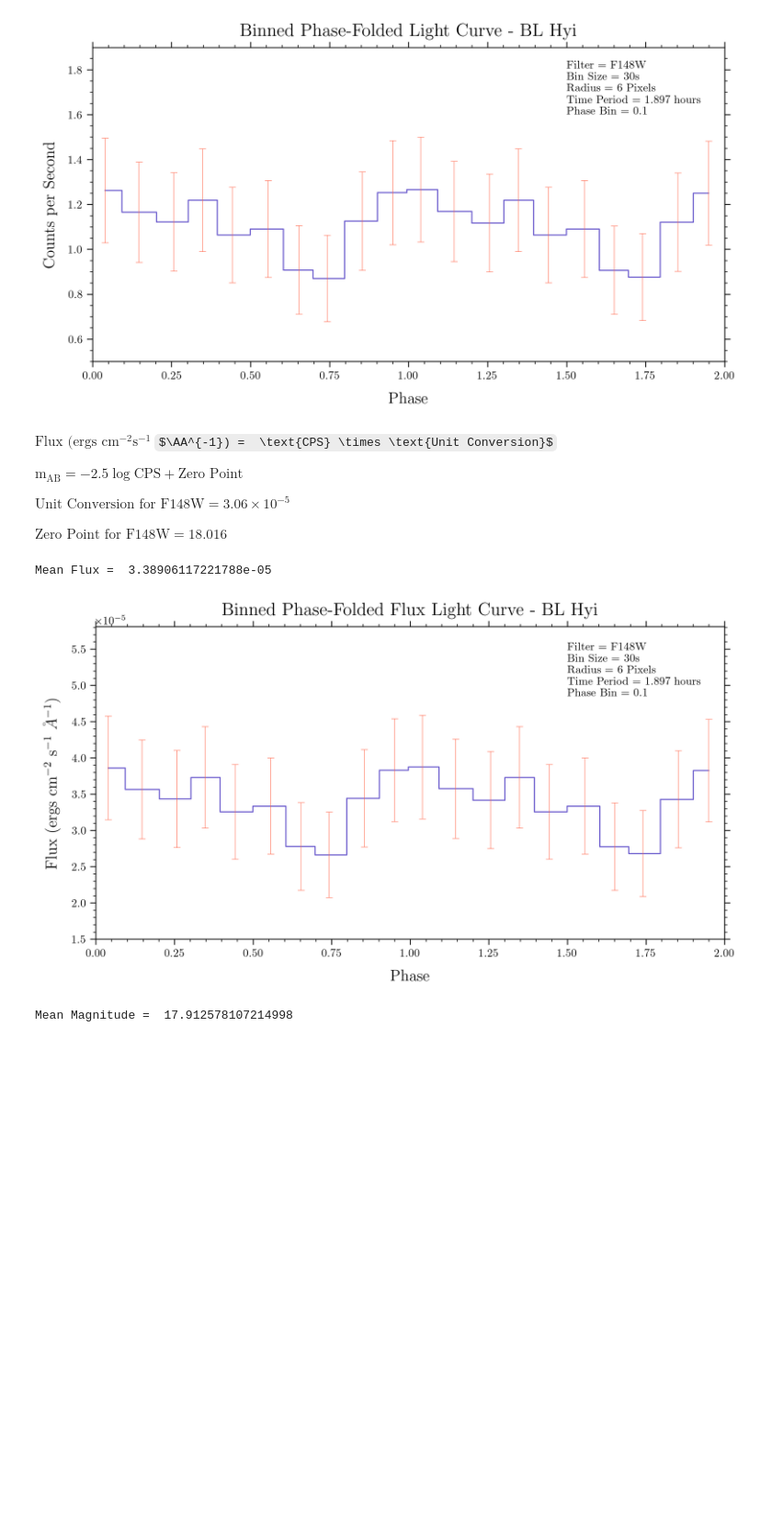
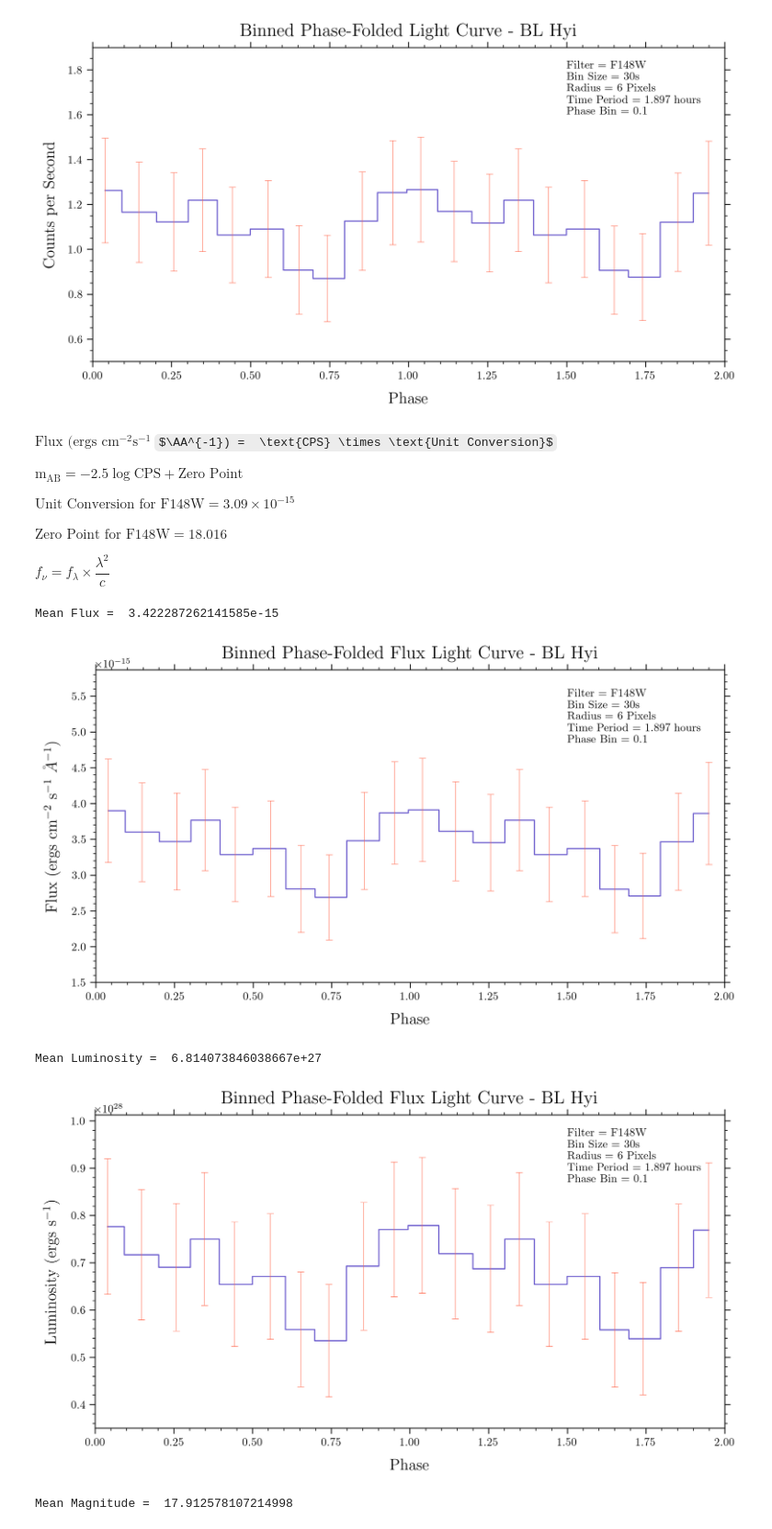
Before and after one commit to ravioli1369/uvit, a Jupyter notebook: lc.ipynb, the cells around one changed output. Shown at 92% size. Drawn from its saved outputs; the diff is of its cells as text; code cells hidden in the pictures; some formulas as TeX source; blank space fills up the shorter version.

```diff
--- a/lc.ipynb
+++ b/lc.ipynb
@@ -180,12 +180,14 @@ $\text{Flux } (\text{ergs } \text{cm}^{-2} \text{s}^{-1}$ $\AA^{-1}) =  \text{CP
 
 $\text{m}_{\text{AB}} = -2.5\log{\text{CPS}}+\text{Zero Point}$
 
-$\text{Unit Conversion for F148W} = 3.06\times 10^{-5}$
+$\text{Unit Conversion for F148W} = 3.09\times 10^{-15}$
 
 $\text{Zero Point for F148W} = 18.016$
+
+$f_{\nu} = f_{\lambda}\times\dfrac{\lambda^2}{c}$
 # %%
-binned_flux = binned_counts*3.06e-5
-binned_flux_err = binned_error*3.06e-5
+binned_flux = binned_counts*3.09e-15
+binned_flux_err = binned_error*3.09e-15
 binned_m_ab = -2.5*np.log10(binned_counts)+18.016
 binned_m_ab_err = -2.5/np.log(10)*binned_flux_err/binned_flux
 plt.figure(figsize=(10, 5), dpi=300)
@@ -194,14 +196,32 @@ plt.errorbar(binned_phase, binned_flux, binned_flux_err, fmt='o', color='tomato'
 plt.xlabel('Phase', fontsize=14, labelpad=10)
 plt.ylabel('Flux (ergs cm$^{-2}$ s$^{-1}$ $\AA^{-1}$)', fontsize=14, labelpad=10)
 plt.xlim(0, 2)
-plt.ylim(1.5e-5, 1.5*np.max(binned_flux))
+plt.ylim(1.5e-15, 1.5*np.max(binned_flux))
 plt.title('Binned Phase-Folded Flux Light Curve - BL Hyi', fontsize=16, pad=10)
-plt.text(1.5, 4.85e-5, f' Filter = F148W \n Bin Size = 30s \n Radius = 6 Pixels \n Time Period = 1.897 hours \n Phase Bin = 0.1', fontsize=10)
+plt.text(1.5, 4.85e-15, f'Filter = F148W \n Bin Size = 30s \n Radius = 6 Pixels \n Time Period = 1.897 hours \n Phase Bin = 0.1', fontsize=10)
 print("Mean Flux = ", np.mean(binned_flux))
 plt.show()
 # %% [output]
-Mean Flux =  3.38906117221788e-05
+Mean Flux =  3.422287262141585e-15
 [figure]
+# %%
+distance = 129*3.08567758128e+18 # in cm
+binned_luminosity = binned_flux*4*np.pi*(distance**2)*(1481*10**(-10))**2/(299792458)
+binned_luminosity_err = binned_flux_err*4*np.pi*(distance**2)
+plt.figure(figsize=(10, 5), dpi=300)
+plt.step(binned_phase, binned_luminosity, color='slateblue', linewidth=1, where='mid')
+plt.errorbar(binned_phase, binned_luminosity, binned_luminosity_err, fmt='o', color='tomato', ms=0, elinewidth=0.5, alpha=0.8, capsize=3, capthick=0.5)
+plt.xlabel('Phase', fontsize=14, labelpad=10)
+plt.ylabel('Luminosity (ergs s$^{-1}$)', fontsize=14, labelpad=10)
+plt.xlim(0, 2)
+plt.ylim(3.5e+27, 1.3*np.max(binned_luminosity))
+plt.title('Binned Phase-Folded Flux Light Curve - BL Hyi', fontsize=16, pad=10)
+plt.text(1.5, 8.7e+27, f'Filter = F148W \n Bin Size = 30s \n Radius = 6 Pixels \n Time Period = 1.897 hours \n Phase Bin = 0.1', fontsize=10)
+print("Mean Luminosity = ", np.mean(binned_luminosity))
+plt.show()
+# %% [output]
+Mean Luminosity =  6.814073846038667e+27
+[figure, added]
 # %%
 plt.figure(figsize=(10, 5), dpi=300)
 plt.step(binned_phase, binned_m_ab, color='slateblue', linewidth=1, where='mid')
```
Also changed, not shown: 6 other files.
